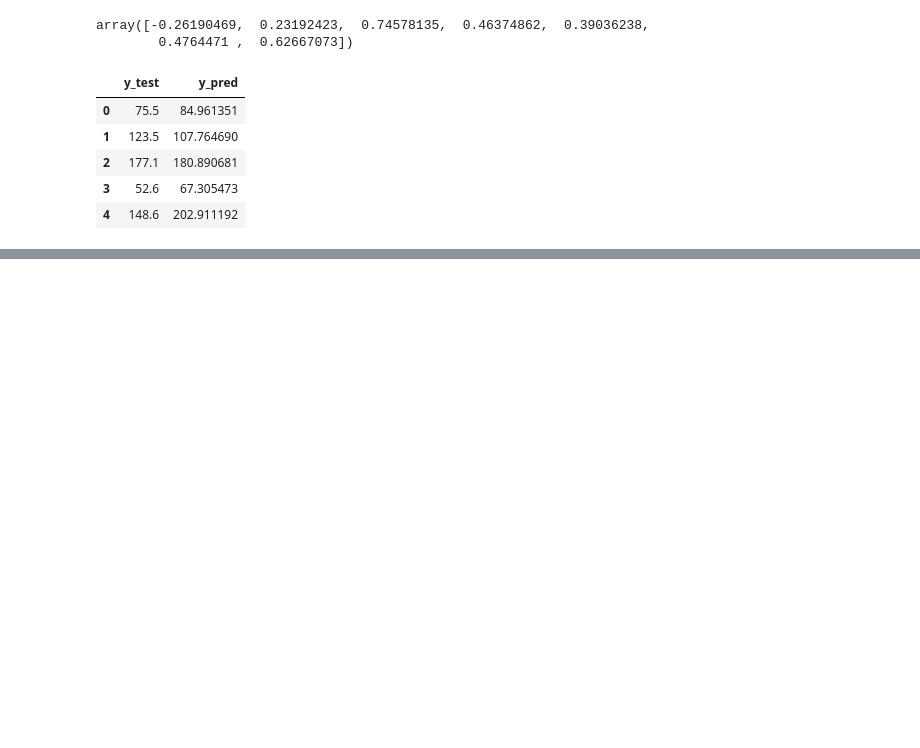
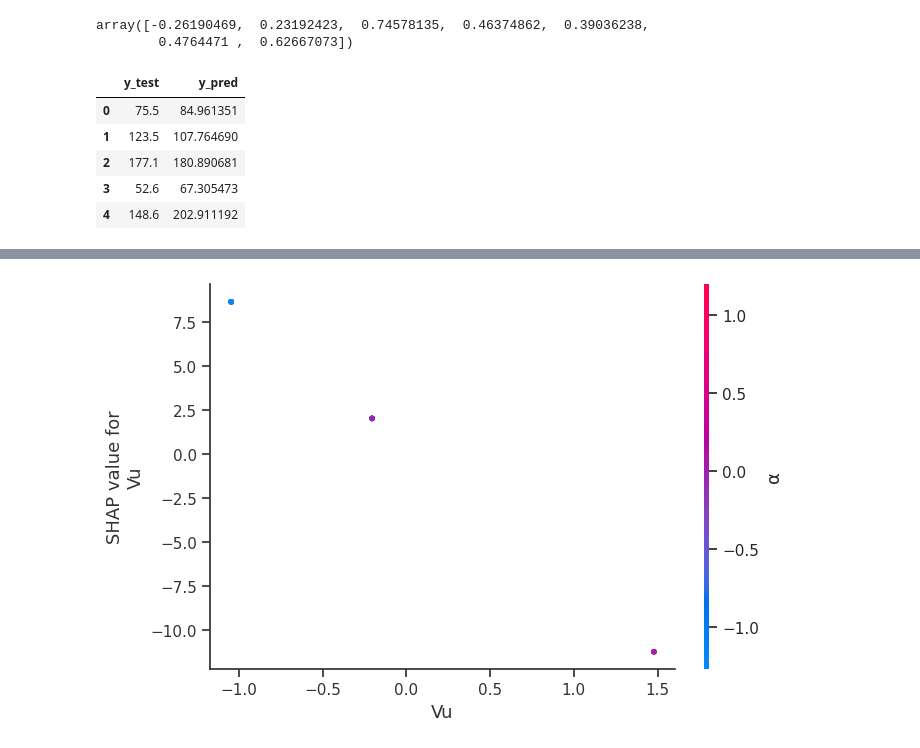
Before and after one commit to konrad-l/waviness_prediction, a Jupyter notebook: CNC_Linear.ipynb, the cells around one changed output, grey strips where cells are left out. Saved outputs shown, nothing was run; the diff lists cells and outputs as text; code cells hidden in the pictures; blank space fills up the shorter version.

```diff
--- a/CNC_Linear.ipynb
+++ b/CNC_Linear.ipynb
@@ -193,0 +248,4 @@ fig.update_layout(height=500, width=900, title_text="Falistość - Linear Regres
+# %%
+shap.dependence_plot(2, shap_values, X_test, feature_names=column_names)
+# %% [output]
+[figure, added]
```
Also changed, not shown: parts of 10 cells of this notebook.
